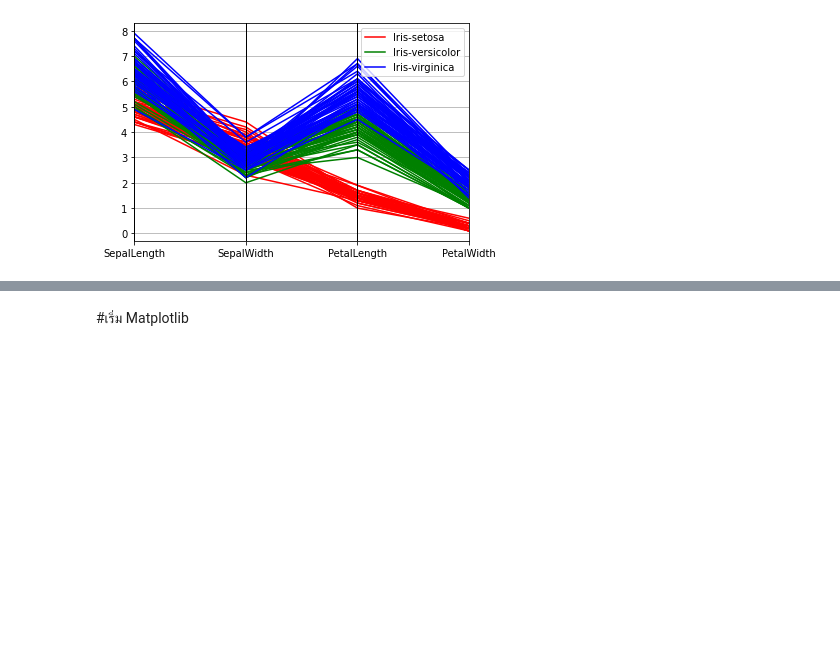
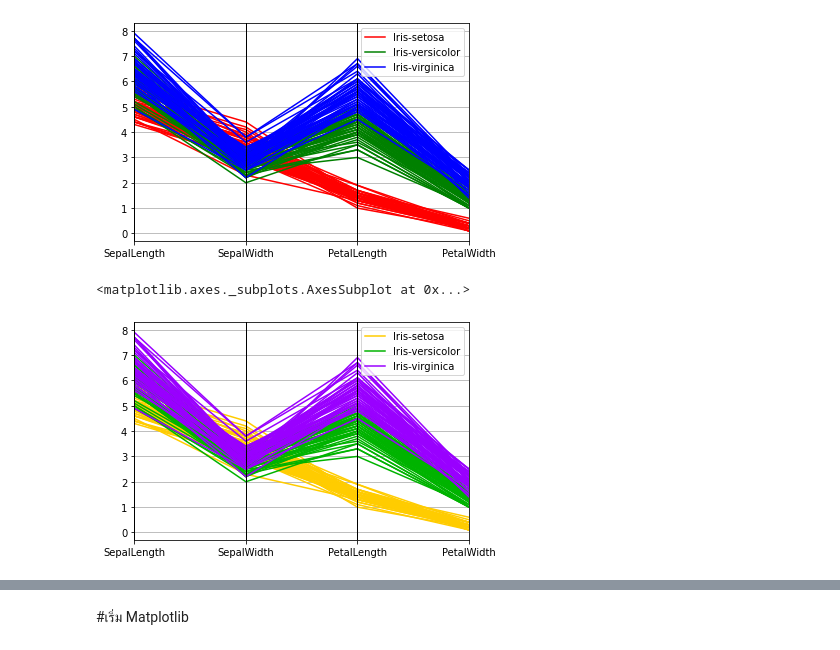
Before and after one commit to maliwant/data_viz, a Jupyter notebook: Visualize_Table_Data(01).ipynb, the cells around one changed output, grey strips where cells are left out. Drawn from its saved outputs; the diff is of its cells as text; code cells hidden in the pictures; blank space fills up the shorter version.

Commit message:
Visualize Table Data (01)

```diff
--- a/Visualize_Table_Data(01).ipynb
+++ b/Visualize_Table_Data(01).ipynb
@@ -35,3 +37,8 @@ pd.plotting.parallel_coordinates(df, 'Name', color=('r','g','b')) #ตัวย
 # %% [output]
 <matplotlib.axes._subplots.AxesSubplot at 0x...>
 [figure]
+# %%
+pd.plotting.parallel_coordinates(df, 'Name', color=((1,0.8,0), (0,0.7,0), (0.6,0,1))) #rgb value (r,g,b) | r,g,b -> [0,1]
+# %% [output]
+<matplotlib.axes._subplots.AxesSubplot at 0x...>
+[figure, added]
```
Also changed, not shown: parts of 12 cells of this notebook.
